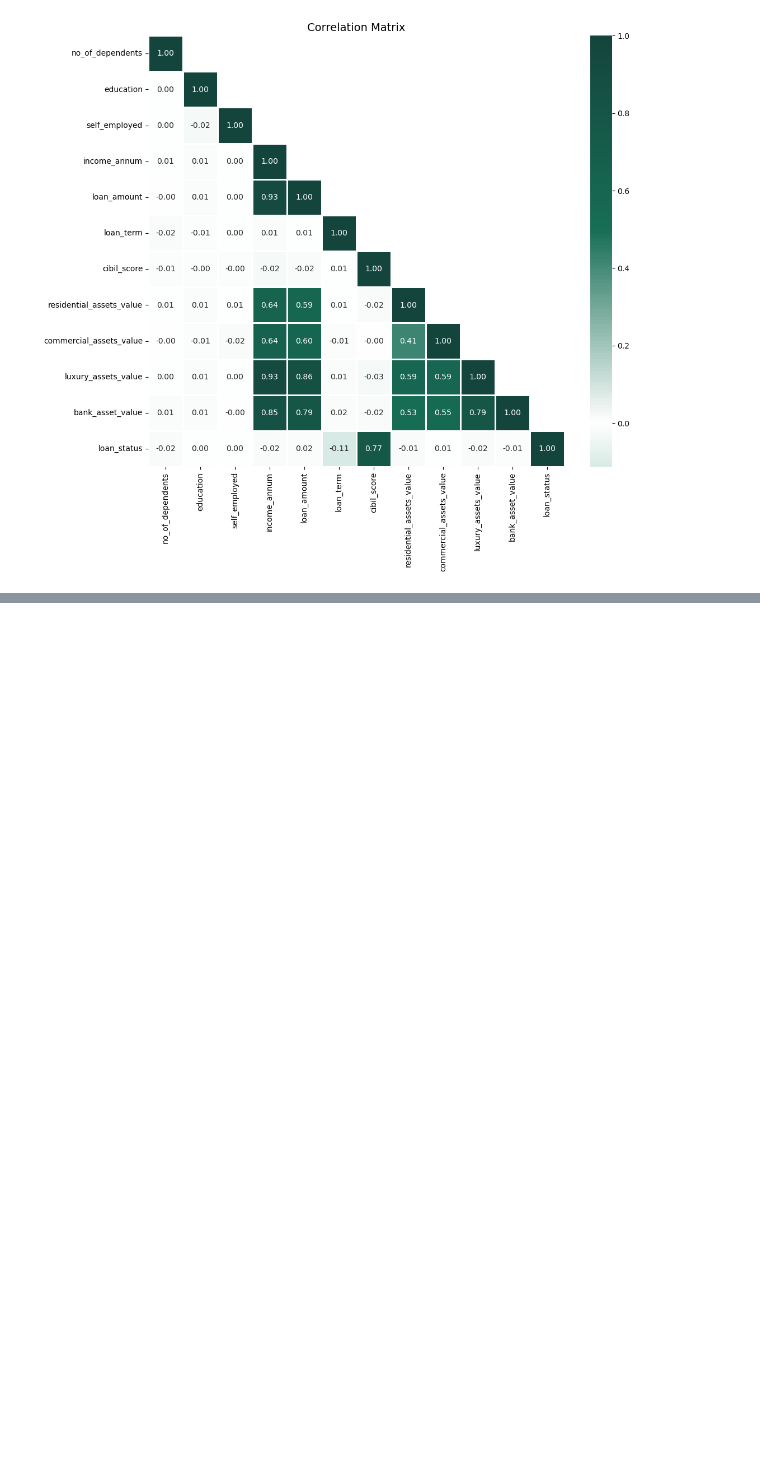
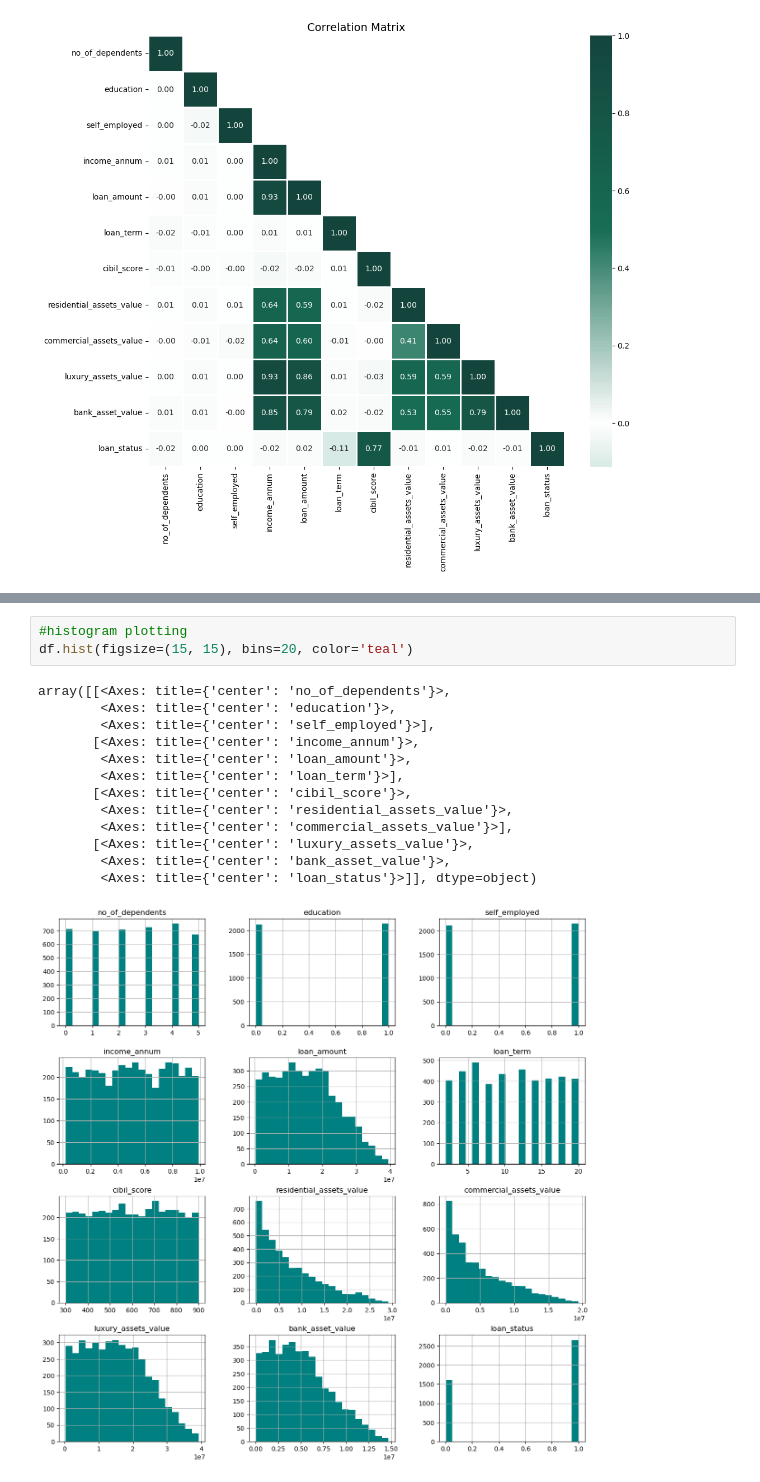
Before and after one commit to daxamengineer/loan_prediction, a Jupyter notebook: Loan_EDA.ipynb, the cells around one changed output, grey strips where cells are left out. Drawn from its saved outputs; the diff is of its cells as text; blank space fills up the shorter version.

```diff
--- a/Loan_EDA.ipynb
+++ b/Loan_EDA.ipynb
@@ -159,0 +172,17 @@ plt.show()
+# %%
+#histogram plotting
+df.hist(figsize=(15, 15), bins=20, color='teal')
+# %% [output]
+array([[<Axes: title={'center': 'no_of_dependents'}>,
+        <Axes: title={'center': 'education'}>,
+        <Axes: title={'center': 'self_employed'}>],
+       [<Axes: title={'center': 'income_annum'}>,
+        <Axes: title={'center': 'loan_amount'}>,
+        <Axes: title={'center': 'loan_term'}>],
+       [<Axes: title={'center': 'cibil_score'}>,
+        <Axes: title={'center': 'residential_assets_value'}>,
+        <Axes: title={'center': 'commercial_assets_value'}>],
+       [<Axes: title={'center': 'luxury_assets_value'}>,
+        <Axes: title={'center': 'bank_asset_value'}>,
+        <Axes: title={'center': 'loan_status'}>]], dtype=object)
+[figure, added]
```
Also changed, not shown: parts of 6 cells of this notebook, 4 other files.
